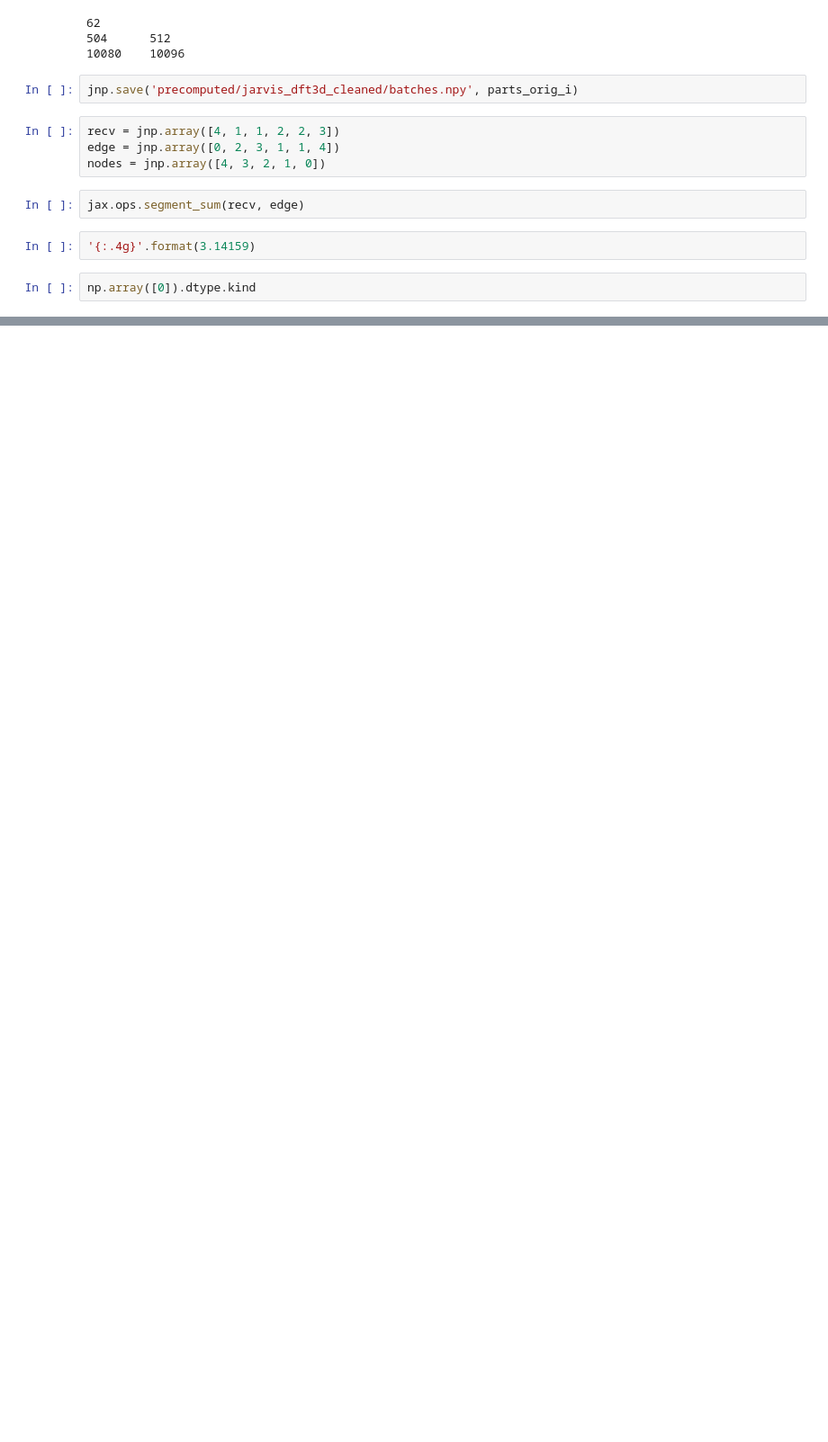
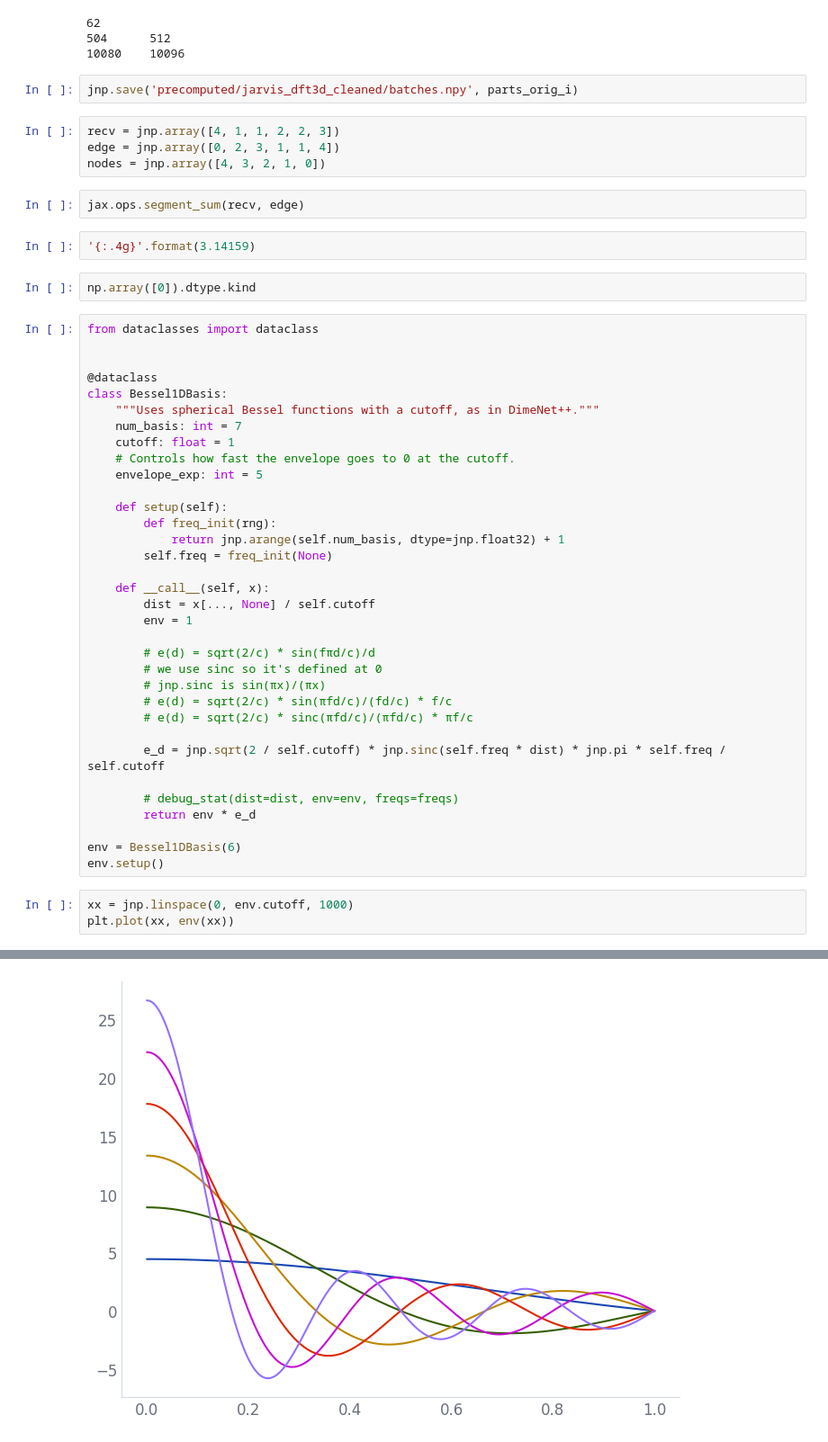
Before and after one commit to nicholas-miklaucic/facet, a Jupyter notebook: notebooks/graph_processing.ipynb, the cells around one changed output, grey strips where cells are left out. Shown at 90% size. Saved outputs shown, nothing was run; the diff lists cells and outputs as text; blank space fills up the shorter version.

```diff
--- a/notebooks/graph_processing.ipynb
+++ b/notebooks/graph_processing.ipynb
@@ -214,3 +214,41 @@ jax.ops.segment_sum(recv, edge)
 '{:.4g}'.format(3.14159)
 # %%
 np.array([0]).dtype.kind
+# %%
+from dataclasses import dataclass
+
+
+@dataclass
+class Bessel1DBasis:
+    """Uses spherical Bessel functions with a cutoff, as in DimeNet++."""
+    num_basis: int = 7
+    cutoff: float = 1
+    # Controls how fast the envelope goes to 0 at the cutoff.
+    envelope_exp: int = 5
+
+    def setup(self):
+        def freq_init(rng):
+            return jnp.arange(self.num_basis, dtype=jnp.float32) + 1
+        self.freq = freq_init(None)
+
+    def __call__(self, x):
+        dist = x[..., None] / self.cutoff
+        env = 1
+
+        # e(d) = sqrt(2/c) * sin(fπd/c)/d
+        # we use sinc so it's defined at 0
+        # jnp.sinc is sin(πx)/(πx)
+        # e(d) = sqrt(2/c) * sin(πfd/c)/(fd/c) * f/c
+        # e(d) = sqrt(2/c) * sinc(πfd/c)/(πfd/c) * πf/c
+
+        e_d = jnp.sqrt(2 / self.cutoff) * jnp.sinc(self.freq * dist) * jnp.pi * self.freq / self.cutoff
+
+        # debug_stat(dist=dist, env=env, freqs=freqs)
+        return env * e_d
+
+env = Bessel1DBasis(6)
+env.setup()
+# %%
+xx = jnp.linspace(0, env.cutoff, 1000)
+plt.plot(xx, env(xx))
+# %% [output]
@@ -216,0 +261 @@ np.array([0]).dtype.kind
+[figure, added]
```
Also changed, not shown: parts of 5 cells of this notebook, 9 other files.
